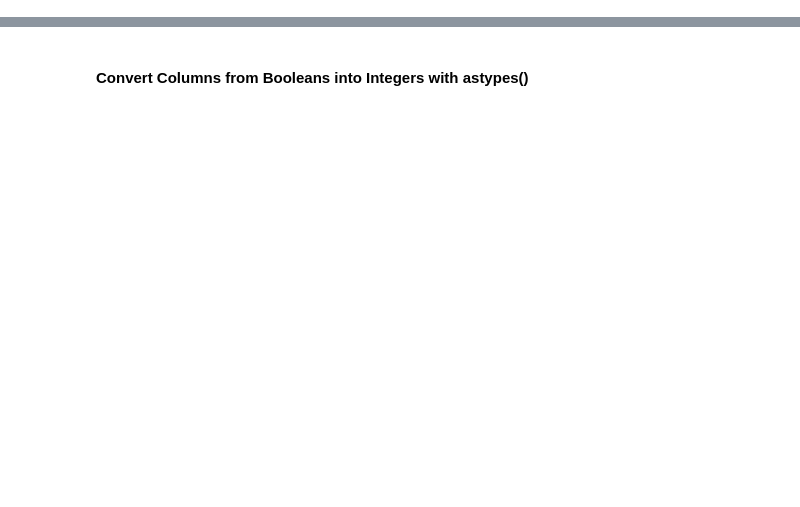
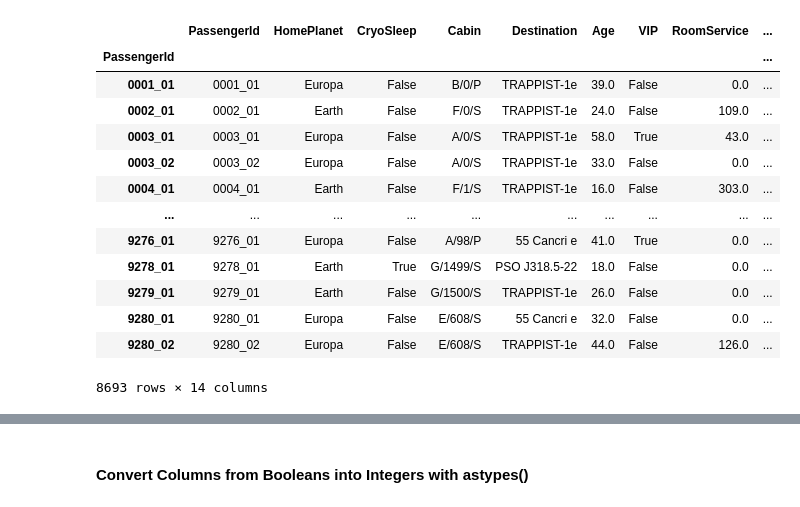
Before and after one commit to jamie-miller-rva/Kaggle_Spaceship-Titanic_ML_Project, a Jupyter notebook: Spaceship_Titanic_ML.ipynb, the cells around one changed output, grey strips where cells are left out. Cells and saved outputs as stored; diff of their text form; code cells hidden in the pictures; blank space fills up the shorter version.

```diff
--- a/Spaceship_Titanic_ML.ipynb
+++ b/Spaceship_Titanic_ML.ipynb
@@ -33,5 +95,6 @@ from tensorflow.keras.callbacks import ModelCheckpoint
 # %%
 # import training and testing csv files from Data folder
-training_df = pd.read_csv("./Data/train.csv")
-training_df
+input_file_path = "./Data/train.csv"
+training_df = pd.read_csv(input_file_path)
+training_df.shape
 # %% [output]
@@ -95,0 +105,18 @@ source: https://medium.com/mlearning-ai/spaceship-titanic-an-alternative-to-the-
+# %%
+training_df.set_index('PassengerId' , inplace=True, drop=False)
+training_df
+# %% [output]
+|  | PassengerId | HomePlanet | CryoSleep | Cabin | Destination | Age | VIP | RoomService | ... |
+| PassengerId |  |  |  |  |  |  |  |  | ... |
+| 0001_01 | 0001_01 | Europa | False | B/0/P | TRAPPIST-1e | 39.0 | False | 0.0 | ... |
+| 0002_01 | 0002_01 | Earth | False | F/0/S | TRAPPIST-1e | 24.0 | False | 109.0 | ... |
+| 0003_01 | 0003_01 | Europa | False | A/0/S | TRAPPIST-1e | 58.0 | True | 43.0 | ... |
+| 0003_02 | 0003_02 | Europa | False | A/0/S | TRAPPIST-1e | 33.0 | False | 0.0 | ... |
+| 0004_01 | 0004_01 | Earth | False | F/1/S | TRAPPIST-1e | 16.0 | False | 303.0 | ... |
+| ... | ... | ... | ... | ... | ... | ... | ... | ... | ... |
+| 9276_01 | 9276_01 | Europa | False | A/98/P | 55 Cancri e | 41.0 | True | 0.0 | ... |
+| 9278_01 | 9278_01 | Earth | True | G/1499/S | PSO J318.5-22 | 18.0 | False | 0.0 | ... |
+| 9279_01 | 9279_01 | Earth | False | G/1500/S | TRAPPIST-1e | 26.0 | False | 0.0 | ... |
+| 9280_01 | 9280_01 | Europa | False | E/608/S | 55 Cancri e | 32.0 | False | 0.0 | ... |
+| 9280_02 | 9280_02 | Europa | False | E/608/S | TRAPPIST-1e | 44.0 | False | 126.0 | ... |
+8693 rows × 14 columns
```
Also changed, not shown: parts of 159 cells of this notebook, 4 other files.
